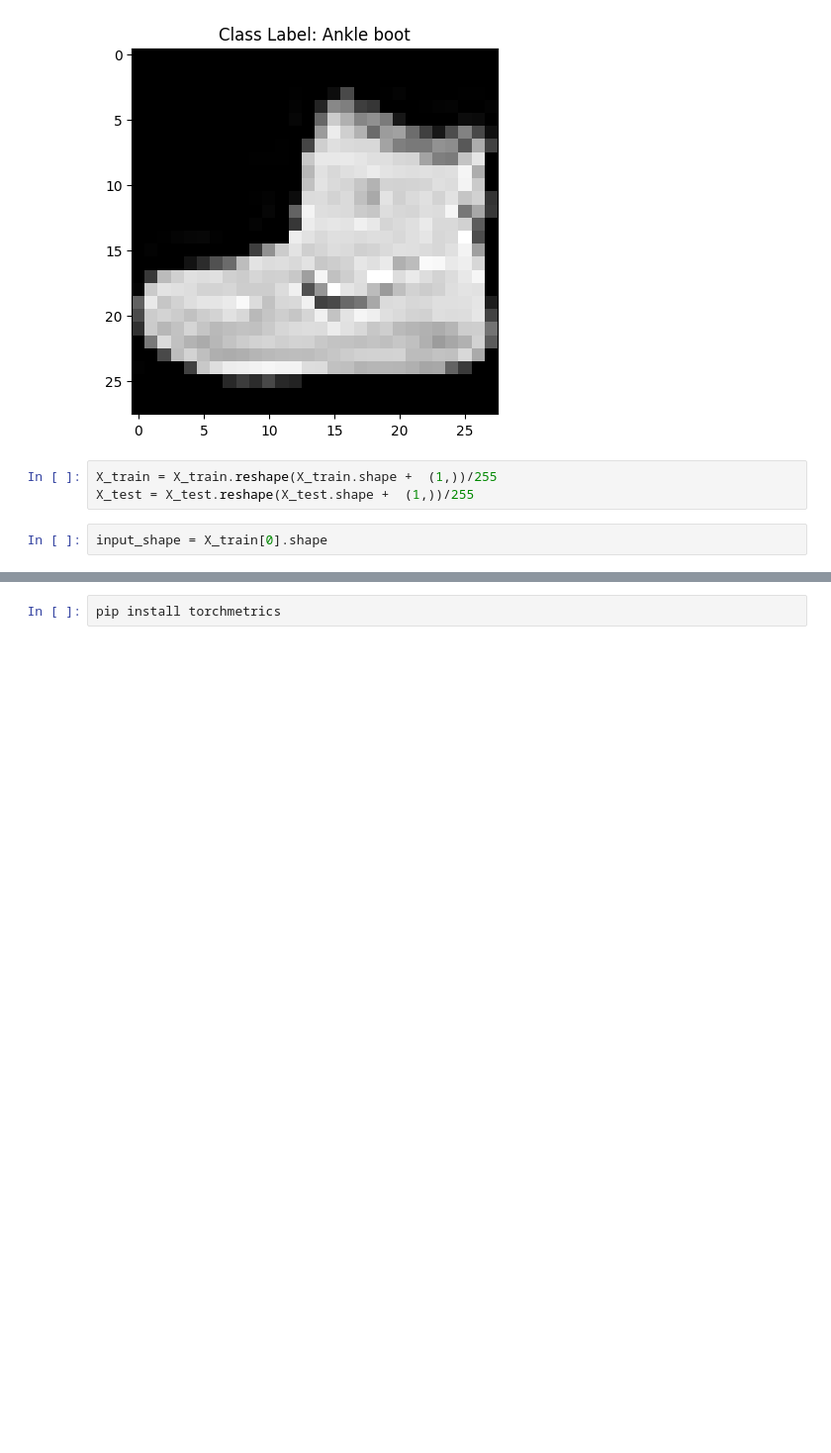
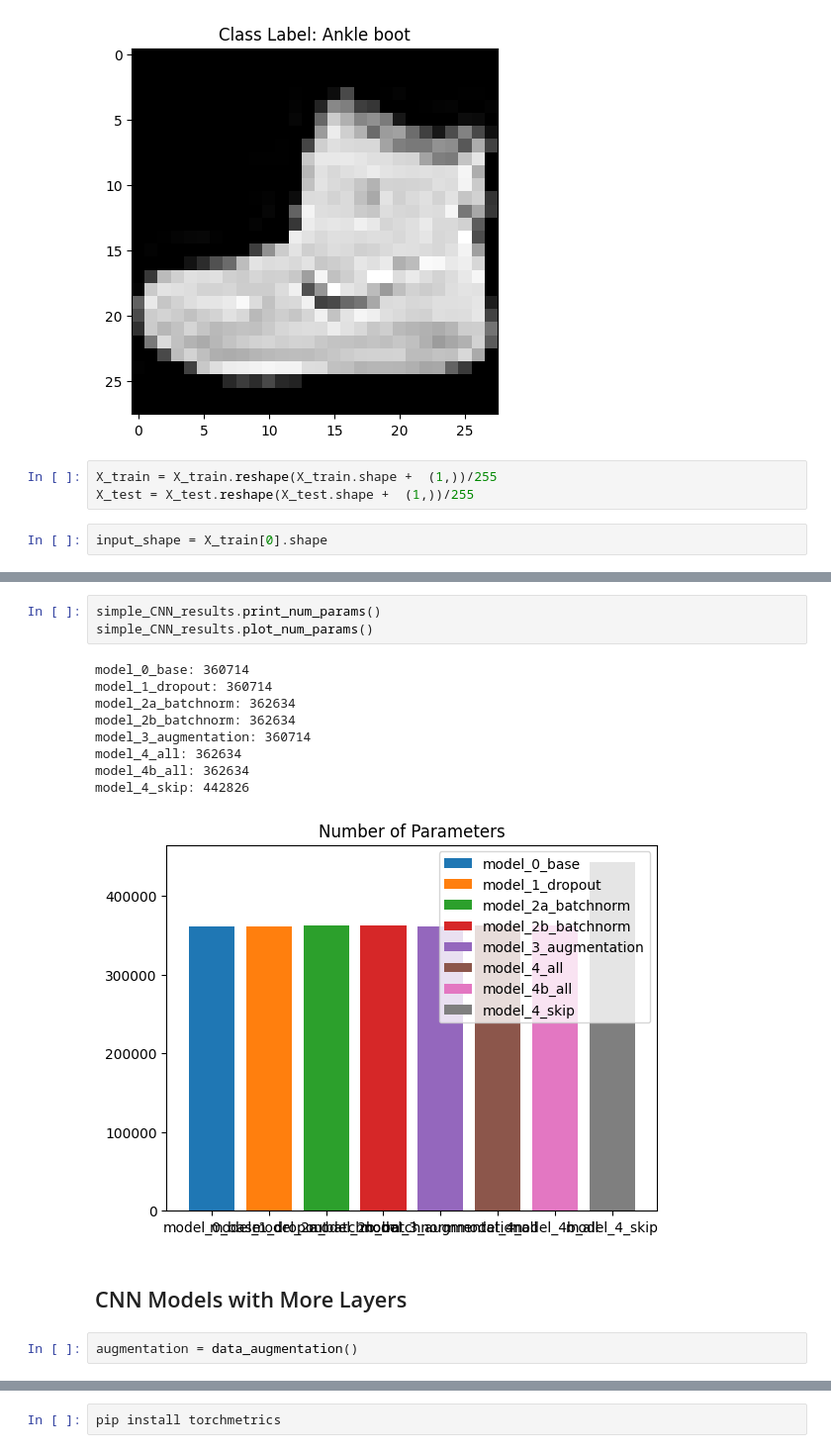
Before and after one commit to JohnYCLam/MachineLearning, a Jupyter notebook: TensorFlow_and_PyTorch_CNN.ipynb, the cells around one changed output, grey strips where cells are left out. Shown at 99% size. Saved outputs shown, nothing was run; the diff lists cells and outputs as text; blank space fills up the shorter version.

```diff
--- a/TensorFlow_and_PyTorch_CNN.ipynb
+++ b/TensorFlow_and_PyTorch_CNN.ipynb
@@ -540,0 +553,17 @@ plot_loss_acc(result_5)
+# %%
+simple_CNN_results.print_num_params()
+simple_CNN_results.plot_num_params()
+# %% [output]
+model_0_base: 360714
+model_1_dropout: 360714
+model_2a_batchnorm: 362634
+model_2b_batchnorm: 362634
+model_3_augmentation: 360714
+model_4_all: 362634
+model_4b_all: 362634
+model_4_skip: 442826
+[figure, added]
+# %% [markdown]
+## CNN Models with More Layers
+# %%
+augmentation = data_augmentation()
```
Also changed, not shown: parts of 96 cells of this notebook.
